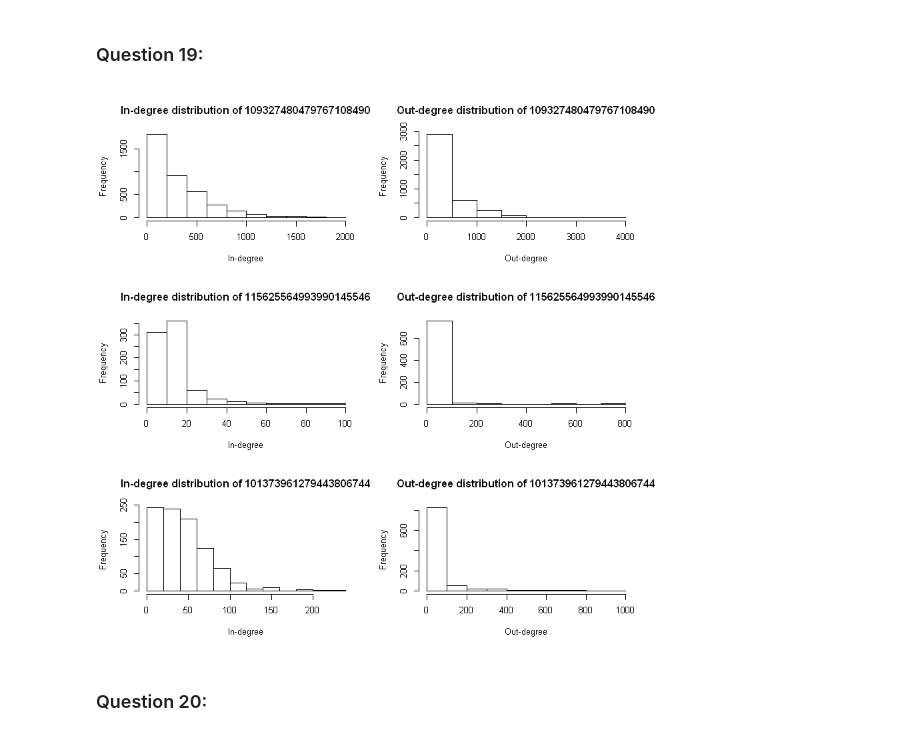
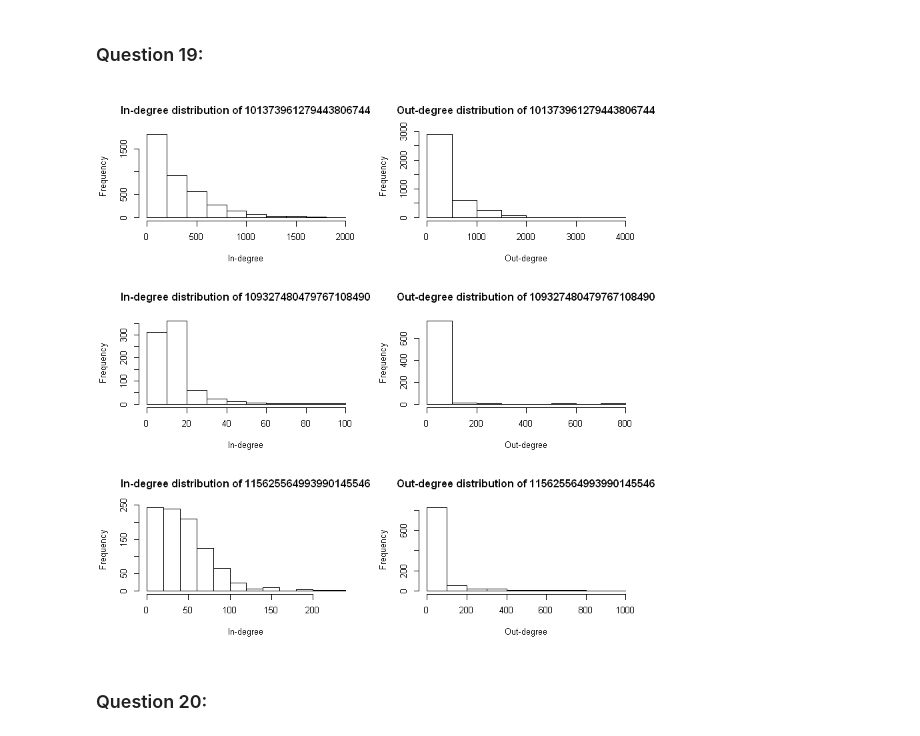
Before and after one commit to YufeiHu/EE232E-Large-Scale-Social-Network, a Jupyter notebook: project2/part4/part4.ipynb, the cells around one changed output. Drawn from its saved outputs; the diff is of its cells as text; code cells hidden in the pictures.

```diff
--- a/project2/part4/part4.ipynb
+++ b/project2/part4/part4.ipynb
@@ -12,8 +12,8 @@ g_new <- list()
 circle <- list()
 fitIndex <- 1
 interestIndex <- list()
-interestID <- c("109327480479767108490", "115625564993990145546", "101373961279443806744")
-
+interestID_org <- c("109327480479767108490", "115625564993990145546", "101373961279443806744")
+interestID <- list()
 
 for(i in 1:length(nodeIndex)){
 
@@ -24,8 +24,9 @@ for(i in 1:length(nodeIndex)){
 
     circles <- strsplit(lines, "\t")
     if(length(circles) > 2){
-        if(any(interestID == nodeIndex[[i]])){
+        if(any(interestID_org == nodeIndex[[i]])){
             interestIndex <- c(interestIndex, fitIndex)
+            interestID <- c(interestID, nodeIndex[[i]])
         }
         edgeFile <- paste(path, nodeIndex[[i]], ".edges", sep="")
         g_noEgo <- read.graph(edgeFile, format="ncol", directed=TRUE)
@@ -44,28 +45,21 @@ cat(printInfo)
 Number of such personal networks: 58
 # %% [markdown]
 ### Question 19:
-# %%
-par(mfrow=c(3, 2))
-
-
-deg_in_1 <- degree(g_new[[interestIndex[[1]]]], mode = c("in"))
-hist(deg_in_1, main="In-degree distribution of 109327480479767108490", xlab="In-degree")
-deg_out_1 <- degree(g_new[[interestIndex[[1]]]], mode = c("out"))
-hist(deg_out_1, main="Out-degree distribution of 109327480479767108490", xlab="Out-degree")
-
-
-deg_in_2 <- degree(g_new[[interestIndex[[2]]]], mode = c("in"))
-hist(deg_in_2, main="In-degree distribution of 115625564993990145546", xlab="In-degree")
-deg_out_2 <- degree(g_new[[interestIndex[[2]]]], mode = c("out"))
-hist(deg_out_2, main="Out-degree distribution of 115625564993990145546", xlab="Out-degree")
-
-
-deg_in_3 <- degree(g_new[[interestIndex[[3]]]], mode = c("in"))
-hist(deg_in_3, main="In-degree distribution of 101373961279443806744", xlab="In-degree")
-deg_out_3 <- degree(g_new[[interestIndex[[3]]]], mode = c("out"))
-hist(deg_out_3, main="Out-degree distribution of 101373961279443806744", xlab="Out-degree")
-# %% [output]
-[figure, removed]
+# %%
+par(mfrow=c(3, 2))
+
+
+for(i in 1:length(interestID)){
+    title <- sprintf("In-degree distribution of %s", interestID[[i]])
+    deg_in <- degree(g_new[[interestIndex[[i]]]], mode = c("in"))
+    hist(deg_in, main=title, xlab="In-degree")
+
+    title <- sprintf("Out-degree distribution of %s", interestID[[i]])
+    deg_out <- degree(g_new[[interestIndex[[i]]]], mode = c("out"))
+    hist(deg_out, main=title, xlab="Out-degree")
+}
+# %% [output]
+[figure, added]
 # %% [markdown]
 ### Question 20:
 # %%
```
Also changed, not shown: parts of 3 cells of this notebook.
